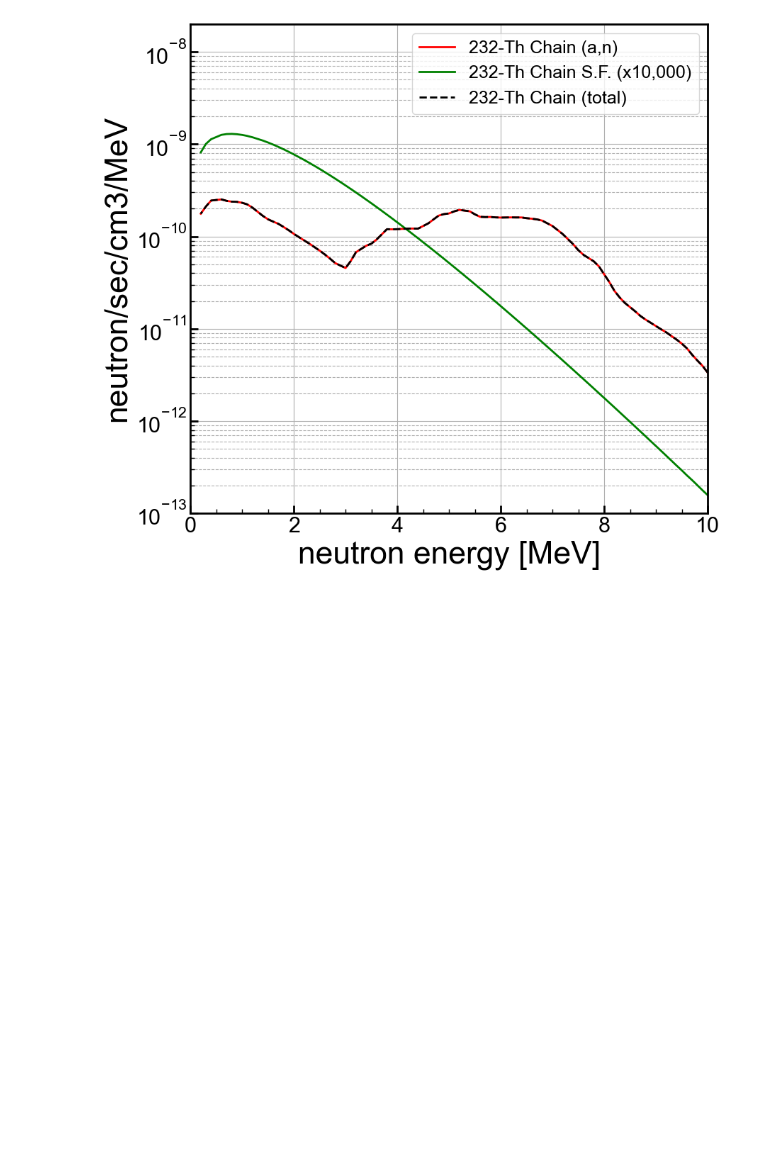
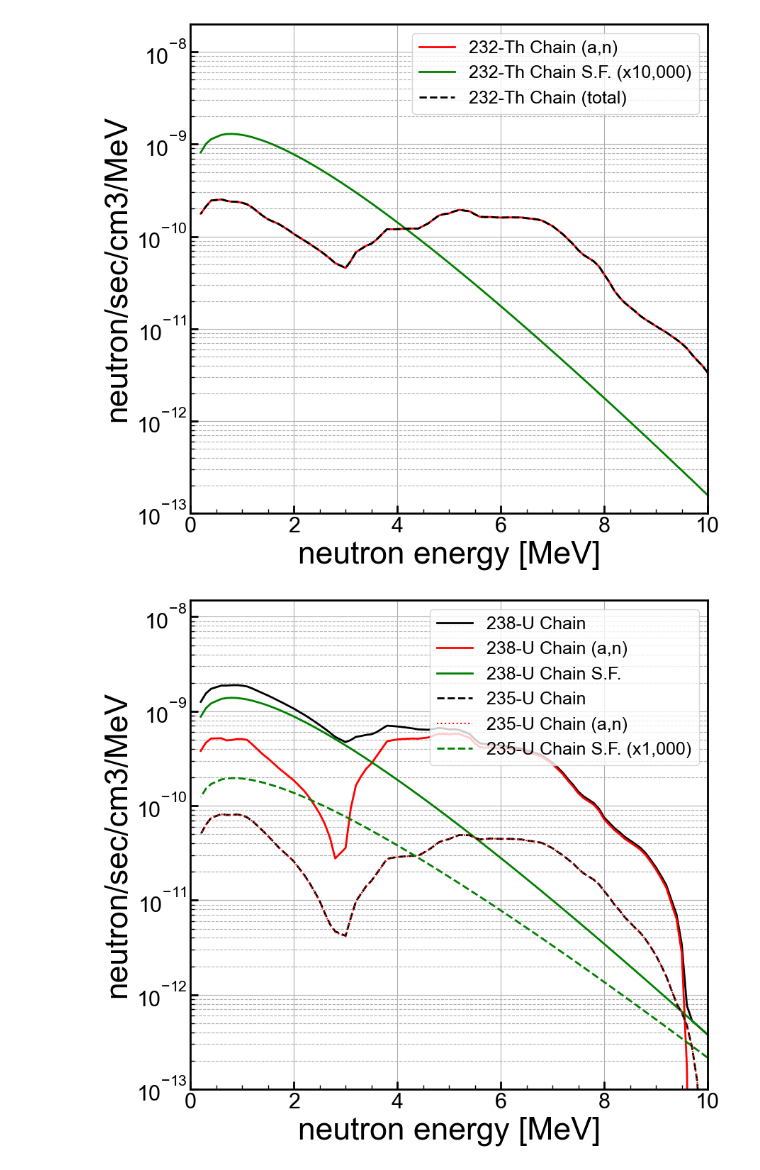
Before and after one commit to villano-lab/n-elec-scattering, a Jupyter notebook: 2-Flux/HDPE.ipynb, the cells around one changed output. Cells and saved outputs as stored; diff of their text form; code cells hidden in the pictures; blank space fills up the shorter version.

Commit message:
[ANV] added flux figures from HDPE

```diff
--- a/2-Flux/HDPE.ipynb
+++ b/2-Flux/HDPE.ipynb
@@ -100,0 +111,56 @@ plt.show()
+# %%
+u238_frac=0.9927
+u235_frac=0.0072
+
+u238HDPEchainEn = np.asarray(u238_HDPE_chain['Energy'],dtype=float)
+u238HDPEchainRn = np.asarray(u238_frac*u238_HDPE_chain['Total'],dtype=float)
+u238HDPEchainANRn = np.asarray(u238_frac*u238_HDPE_chain['a,n'],dtype=float)
+u238HDPEchainSFRn = np.asarray(u238_frac*u238_HDPE_chain['S.F.'],dtype=float)
+
+u235HDPEchainEn = np.asarray(u235_HDPE_chain['Energy'],dtype=float)
+u235HDPEchainRn = np.asarray(u235_frac*u235_HDPE_chain['Total'],dtype=float)
+u235HDPEchainANRn = np.asarray(u235_frac*u235_HDPE_chain['a,n'],dtype=float)
+u235HDPEchainSFRn = np.asarray(u235_frac*u235_HDPE_chain['S.F.'],dtype=float)
+# %%
+
+
+#set up a 1d plot
+fig,axes = plt.subplots(1,1,figsize=(9.0,8.0),sharex=True)
+ax1 = axes
+
+
+width=np.abs(np.diff(u238HDPEchainEn)[0])
+
+
+ax1.plot(u238HDPEchainEn, u238HDPEchainRn/width,color='k',linestyle='-',label="238-U Chain")
+ax1.plot(u238HDPEchainEn, u238HDPEchainANRn/width,color='r',linestyle='-',label="238-U Chain (a,n)")
+ax1.plot(u238HDPEchainEn, u238HDPEchainSFRn/width,color='g',linestyle='-',label="238-U Chain S.F.")
+
+ax1.plot(u235HDPEchainEn, u235HDPEchainRn/width,color='k',linestyle='--',label="235-U Chain")
+ax1.plot(u235HDPEchainEn, u235HDPEchainANRn/width,color='r',linestyle=':',label="235-U Chain (a,n)", linewidth=1.5)
+ax1.plot(u235HDPEchainEn, 1000*u235HDPEchainSFRn/width,color='g',linestyle='--',label="235-U Chain S.F. (x1,000)")
+
+
+ymin = 1e-13
+ymax = 1.5e-8
+
+
+#ax1.set_yscale('linear')
+ax1.set_yscale('log')
+ax1.set_xlim(0.0, 10)
+ax1.set_ylim(ymin,ymax)
+ax1.set_xlabel(r'neutron energy [MeV]')
+ax1.set_ylabel('neutron/sec/cm3/MeV')
+ax1.grid(True)
+ax1.yaxis.grid(True,which='minor',linestyle='--')
+ax1.legend(loc=1,prop={'size':18})
+#ax1.legend(bbox_to_anchor=(1.04,1),borderaxespad=0,prop={'size':22})
+
+for axis in ['top','bottom','left','right']:
+  ax1.spines[axis].set_linewidth(2)
+
+plt.tight_layout()
+plt.savefig('figures/U_HDPE.png')
+plt.show()
+# %% [output]
+[figure, added]
```
Also changed, not shown: parts of 2 cells of this notebook, 2 other files.
